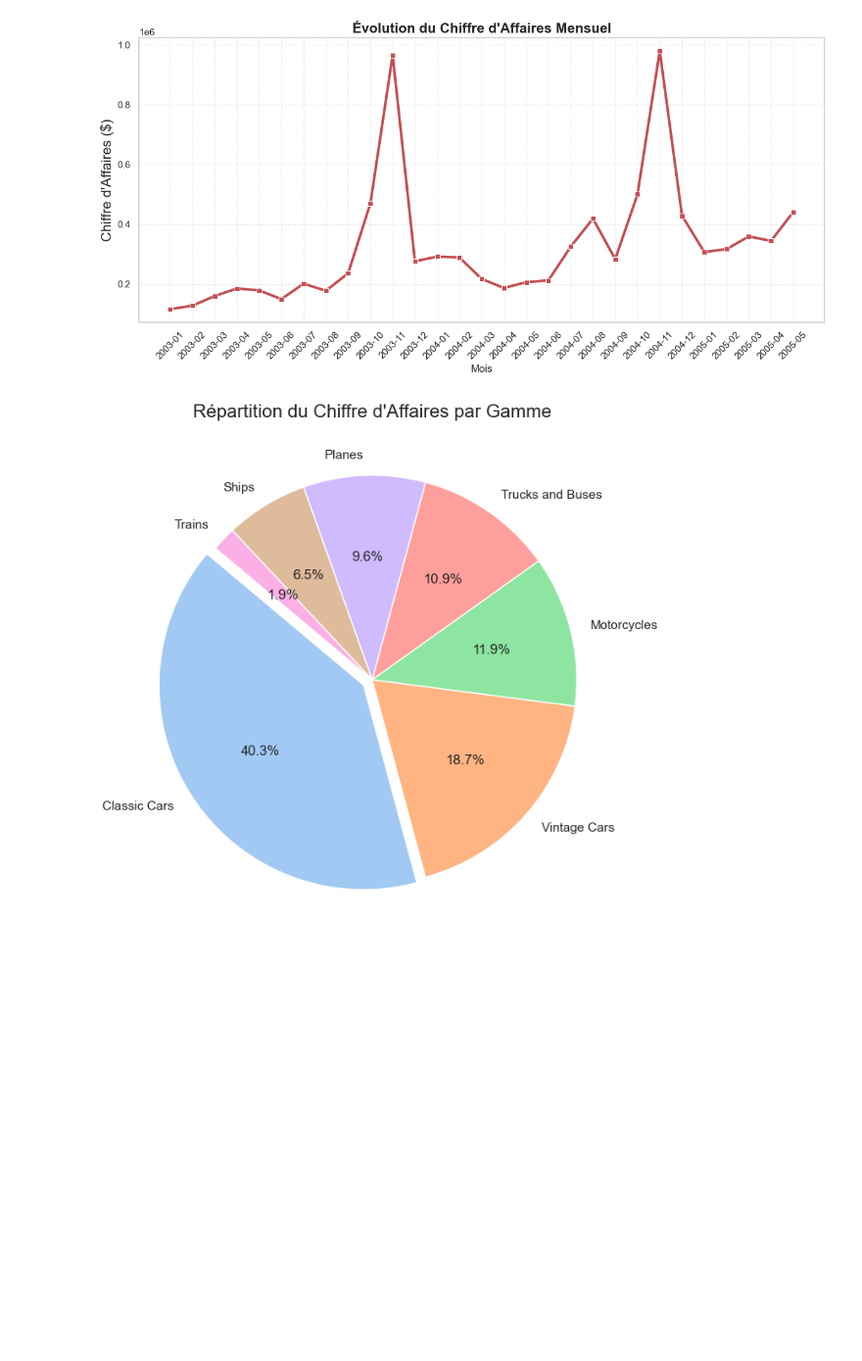
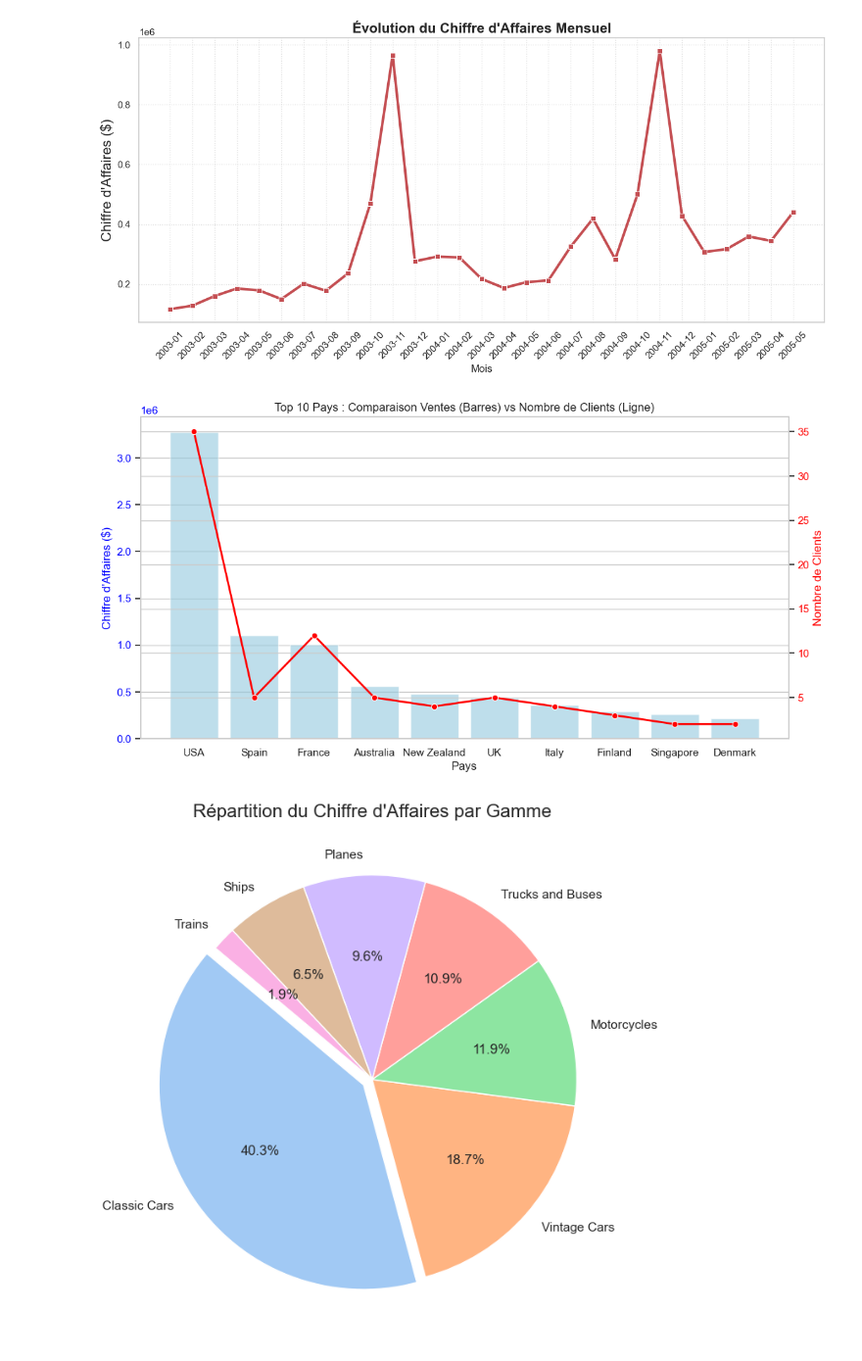
Before and after one commit to KarissyCISSE21/classicmodels-analysis, a Jupyter notebook: notebooks/ClassicModels_Analysis.ipynb, the cells around one changed output. Shown at 98% size. Drawn from its saved outputs; the diff is of its cells as text; code cells hidden in the pictures; blank space fills up the shorter version.

```diff
--- a/notebooks/ClassicModels_Analysis.ipynb
+++ b/notebooks/ClassicModels_Analysis.ipynb
@@ -314,6 +314,43 @@ plt.savefig("../visualizations/Evolution_CA_Mensuel.png", bbox_inches='tight')
 plt.show()
 # %% [output]
 [figure]
+# %%
+# --VISUALISATION 3: ANALYSE GÉOGRAPHIQUE COMPLÈTE (CLIENTS vs VENTES) ---
+# Objectif : Voir si les pays avec le plus de clients sont ceux qui rapportent le plus.
+
+query_geo = """
+SELECT
+    c.country as Pays,
+    COUNT(DISTINCT c.customerNumber) as Nb_Clients,
+    SUM(od.quantityOrdered * od.priceEach) as Ventes_Totales
+FROM customers c
+JOIN orders o ON c.customerNumber = o.customerNumber
+JOIN orderdetails od ON o.orderNumber = od.orderNumber
+GROUP BY Pays
+ORDER BY Ventes_Totales DESC
+LIMIT 10;
+"""
+df_geo = pd.read_sql(query_geo, conn)
+
+# Création d'un graphique à deux axes (Barres pour Ventes, Ligne pour Clients)
+fig, ax1 = plt.subplots(figsize=(12, 6))
+
+# Axe 1 : Les Ventes (Barres Bleues)
+sns.barplot(data=df_geo, x='Pays', y='Ventes_Totales', color='skyblue', ax=ax1, alpha=0.6)
+ax1.set_ylabel('Chiffre d\'Affaires ($)', color='blue')
+ax1.tick_params(axis='y', labelcolor='blue')
+
+# Axe 2 : Les Clients (Ligne Rouge)
+ax2 = ax1.twinx()
+sns.lineplot(data=df_geo, x='Pays', y='Nb_Clients', color='red', marker='o', linewidth=2, ax=ax2)
+ax2.set_ylabel('Nombre de Clients', color='red')
+ax2.tick_params(axis='y', labelcolor='red')
+
+plt.title('Top 10 Pays : Comparaison Ventes (Barres) vs Nombre de Clients (Ligne)')
+plt.savefig("../visualizations/Top 10 Pays : Comparaison Ventes (Barres) vs Nombre de clients (Ligne).png", bbox_inches='tight')
+plt.show()
+# %% [output]
+[figure, added]
 # %%
 # 1. La Requête SQL (Total ventes par Gamme)
 query_products = """
```
Also changed, not shown: parts of 9 cells of this notebook, 3 other files.
